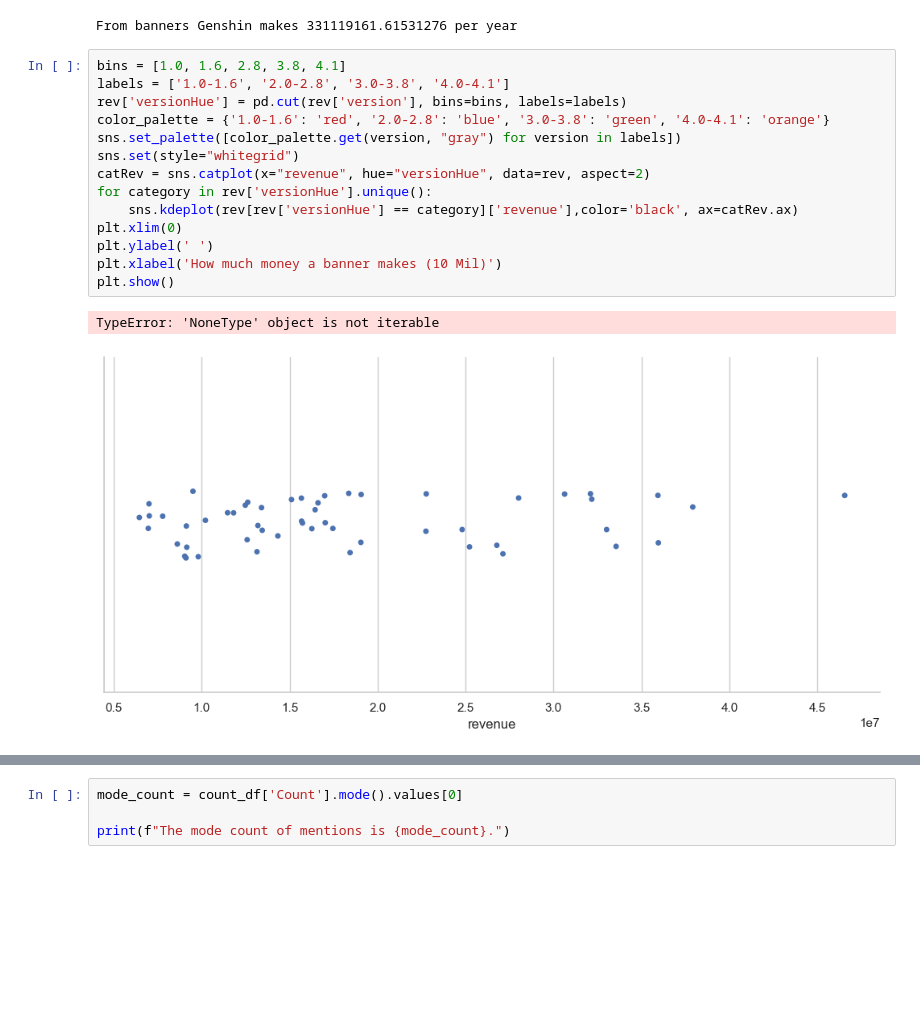
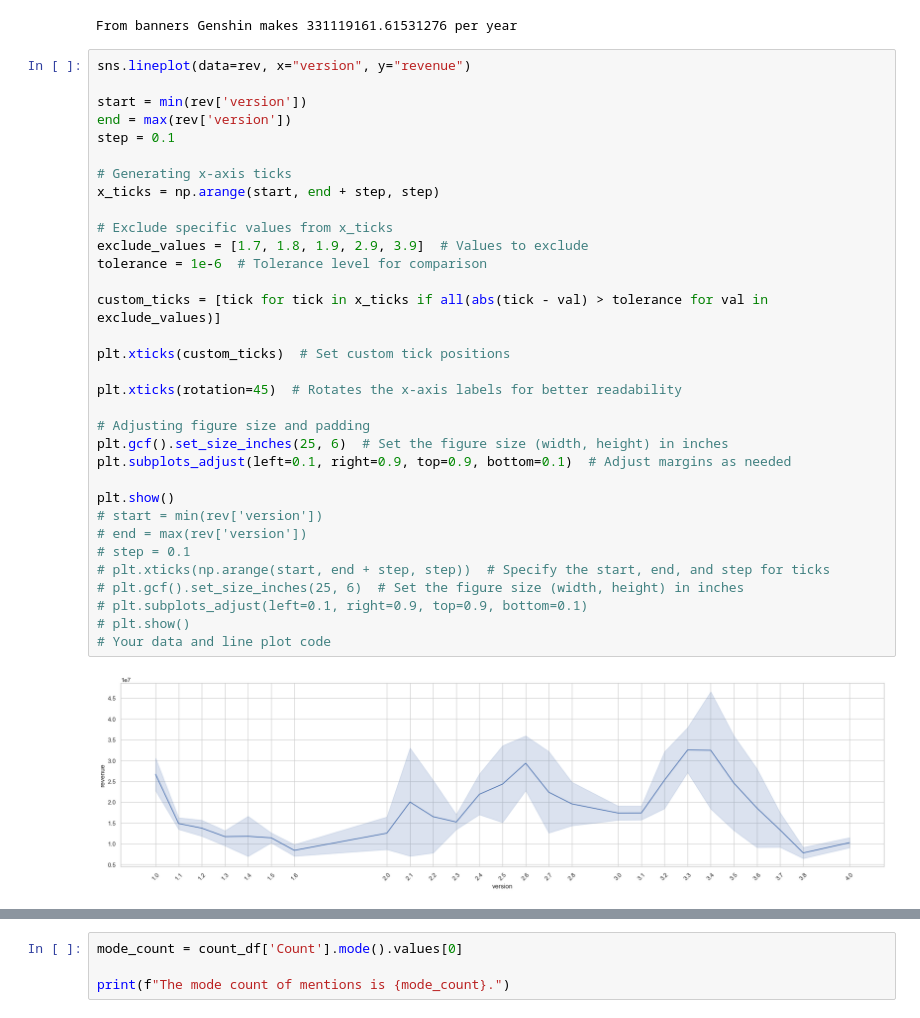
Before and after one commit to Pinkwinx/DataScience1, a Jupyter notebook: Final Project/Analysis/Genshin Data and Visulization.ipynb, the cells around one changed output, grey strips where cells are left out. Drawn from its saved outputs; the diff is of its cells as text; blank space fills up the shorter version.

```diff
--- a/Final Project/Analysis/Genshin Data and Visulization.ipynb
+++ b/Final Project/Analysis/Genshin Data and Visulization.ipynb
@@ -115,22 +116,40 @@ print("From banners Genshin makes", avarageRevYear, "per year")
 # %% [output]
 From banners Genshin makes 331119161.61531276 per year
 # %%
-bins = [1.0, 1.6, 2.8, 3.8, 4.1]
-labels = ['1.0-1.6', '2.0-2.8', '3.0-3.8', '4.0-4.1']
-rev['versionHue'] = pd.cut(rev['version'], bins=bins, labels=labels)
-color_palette = {'1.0-1.6': 'red', '2.0-2.8': 'blue', '3.0-3.8': 'green', '4.0-4.1': 'orange'}
-sns.set_palette([color_palette.get(version, "gray") for version in labels])
-sns.set(style="whitegrid")
-catRev = sns.catplot(x="revenue", hue="versionHue", data=rev, aspect=2)
-for category in rev['versionHue'].unique():
-    sns.kdeplot(rev[rev['versionHue'] == category]['revenue'],color='black', ax=catRev.ax)
-plt.xlim(0)
-plt.ylabel(' ')
-plt.xlabel('How much money a banner makes (10 Mil)')
+sns.lineplot(data=rev, x="version", y="revenue")
+
+start = min(rev['version'])
+end = max(rev['version'])
+step = 0.1
+
+# Generating x-axis ticks
+x_ticks = np.arange(start, end + step, step)
+
+# Exclude specific values from x_ticks
+exclude_values = [1.7, 1.8, 1.9, 2.9, 3.9]  # Values to exclude
+tolerance = 1e-6  # Tolerance level for comparison
+
+custom_ticks = [tick for tick in x_ticks if all(abs(tick - val) > tolerance for val in exclude_values)]
+
+plt.xticks(custom_ticks)  # Set custom tick positions
+
+plt.xticks(rotation=45)  # Rotates the x-axis labels for better readability
+
+# Adjusting figure size and padding
+plt.gcf().set_size_inches(25, 6)  # Set the figure size (width, height) in inches
+plt.subplots_adjust(left=0.1, right=0.9, top=0.9, bottom=0.1)  # Adjust margins as needed
+
 plt.show()
+# start = min(rev['version'])
+# end = max(rev['version'])
+# step = 0.1
+# plt.xticks(np.arange(start, end + step, step))  # Specify the start, end, and step for ticks
+# plt.gcf().set_size_inches(25, 6)  # Set the figure size (width, height) in inches
+# plt.subplots_adjust(left=0.1, right=0.9, top=0.9, bottom=0.1)
+# plt.show()
+# Your data and line plot code
 # %% [output]
-TypeError: 'NoneType' object is not iterable
-[figure, old version]
+[figure, new version]
 # %%
 nameCount = {}
 for name in five['character_name']:
```
Also changed, not shown: parts of 5 cells of this notebook, 6 other files.
